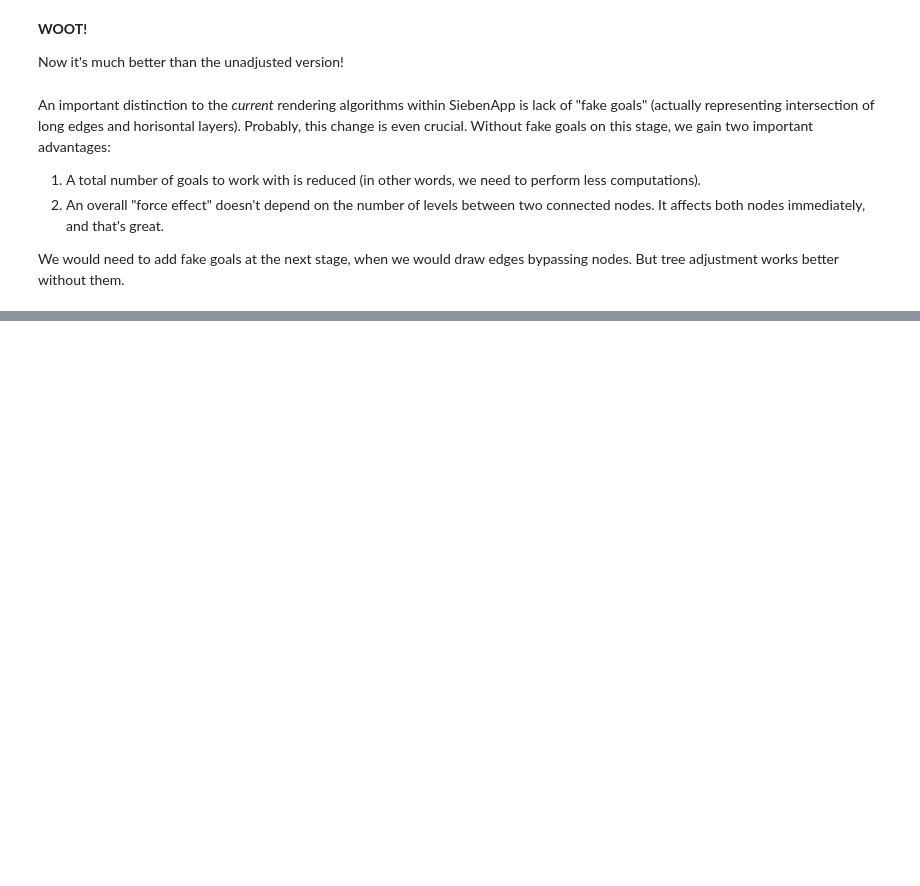
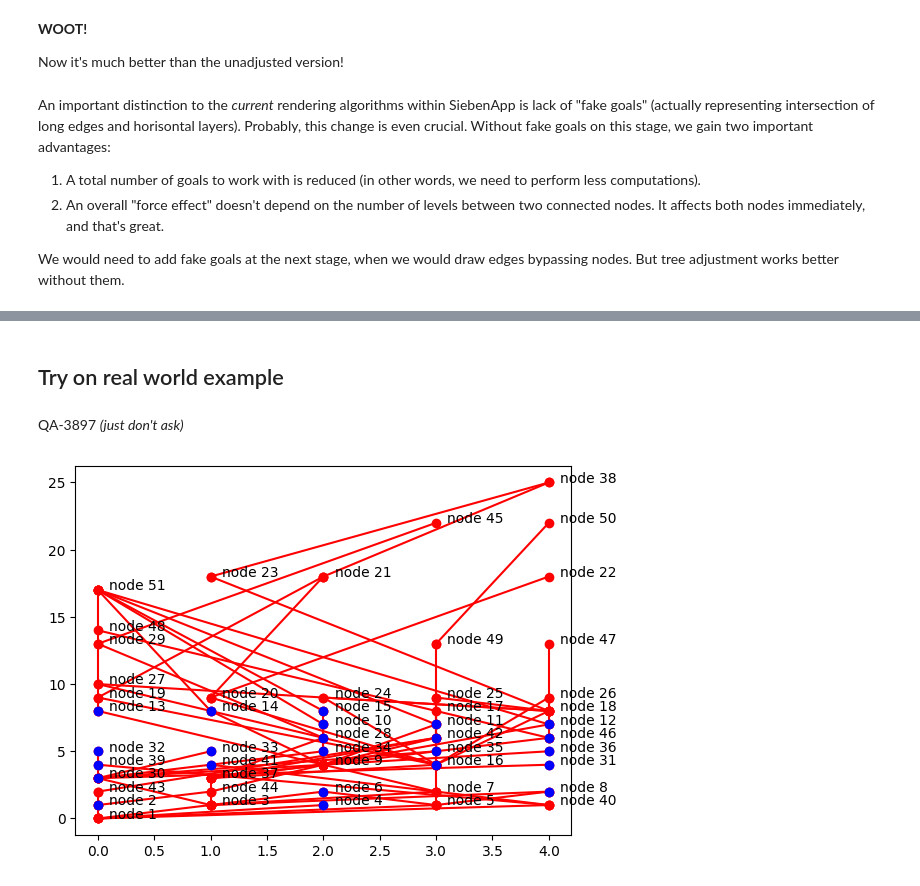
Before and after one commit to ahitrin/SiebenApp-render-playground, a Jupyter notebook: notebooks/sieben-render.ipynb, the cells around one changed output, grey strips where cells are left out. Cells and saved outputs as stored; diff of their text form; code cells hidden in the pictures; blank space fills up the shorter version.

```diff
--- a/notebooks/sieben-render.ipynb
+++ b/notebooks/sieben-render.ipynb
@@ -451,0 +462,4 @@ We would need to add fake goals at the next stage, when we would draw edges bypa
+# %% [markdown]
+## Try on real world example
+# %% [markdown]
+QA-3897 _(just don't ask)_
@@ -451,0 +468,6 @@ We would need to add fake goals at the next stage, when we would draw edges bypa
+# %%
+WIDTH = 5
+rrr1 = split_to_layers(rrr)
+draw1(rrr1)
+# %% [output]
+[figure, added]
```
Also changed, not shown: parts of 11 cells of this notebook.
